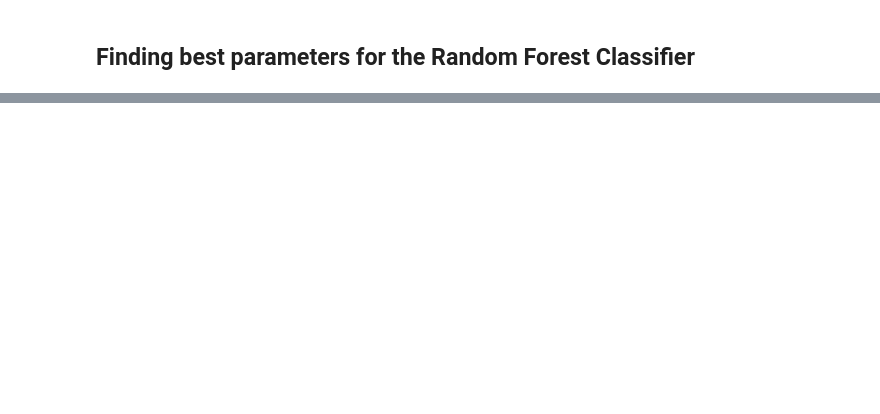
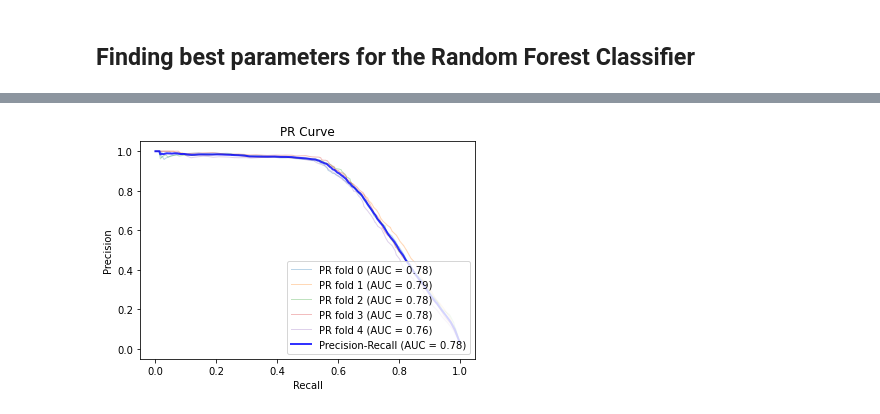
Before and after one commit to homemlab/flync, a Jupyter notebook: notebooks/random-forest.ipynb, the cells around one changed output, grey strips where cells are left out. Drawn from its saved outputs; the diff is of its cells as text; code cells hidden in the pictures; blank space fills up the shorter version.

```diff
--- a/notebooks/random-forest.ipynb
+++ b/notebooks/random-forest.ipynb
@@ -144,0 +441,5 @@ AttributeError: type object 'RocCurveDisplay' has no attribute 'from_estimator'
+# %%
+cv = KFold(n_splits=5, shuffle=True, random_state=15)
+draw_cv_pr_curve(rf_final, cv, X_best_ft, y)
+# %% [output]
+[figure, added]
```
Also changed, not shown: parts of 25 cells of this notebook, 10 other files.
